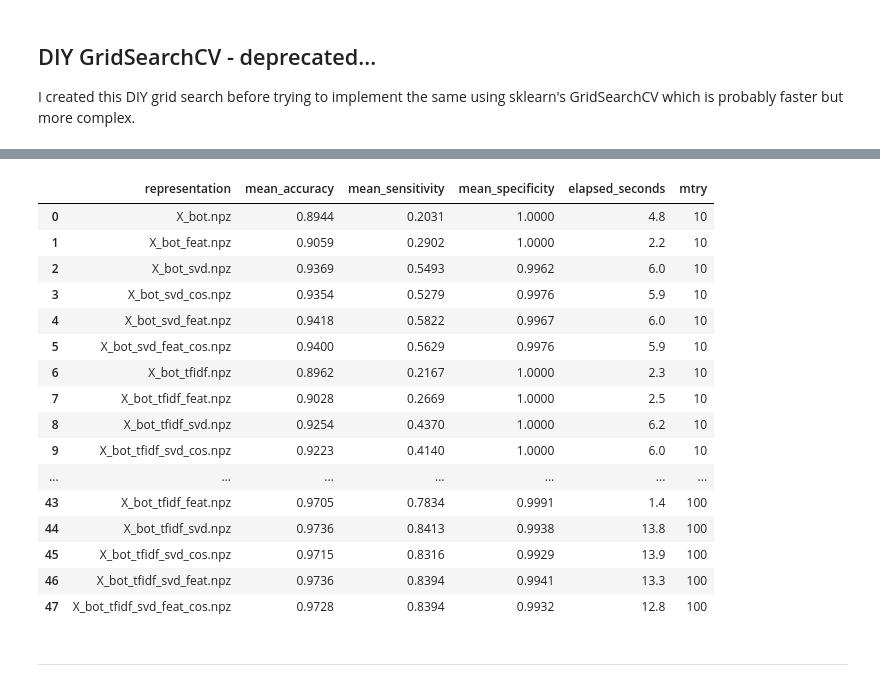
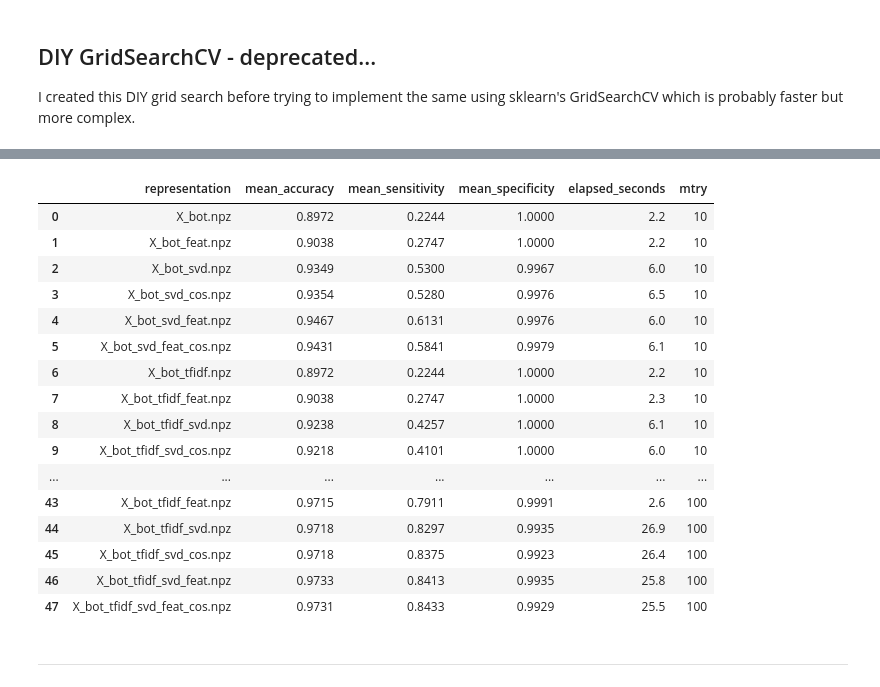
Before and after one commit to BigBangData/NaturalLanguageProcessing, a Jupyter notebook: TextAnalyticsWithR/10_RandomForests_1.ipynb, the cells around one changed output, grey strips where cells are left out. Saved outputs shown, nothing was run; the diff lists cells and outputs as text; code cells hidden in the pictures.

```diff
--- a/TextAnalyticsWithR/10_RandomForests_1.ipynb
+++ b/TextAnalyticsWithR/10_RandomForests_1.ipynb
@@ -329,11 +344,11 @@ Static decisions:
 # %%
-cv_data1 = grid_search(Xs, Xnames, y,
-                       cv_seed=7379,
-                       rf_seed=3551,
-                       n_estimators=100,
-                       max_features=[10,25,50,100], # what the DIY gridsearch varies on
-                       max_samples=500,
-                       max_depth=10,
-                       max_leaf_nodes=50,
-                       cv=5)
+diy_gridsearch = grid_search(Xs, Xnames, y,
+                             cv_seed=7379,
+                             rf_seed=3551,
+                             n_estimators=200,
+                             max_features=[10,25,50,100], # what the DIY gridsearch varies on
+                             max_samples=500,
+                             max_depth=10,
+                             max_leaf_nodes=99,
+                             cv=5)
 # %% [output]
@@ -341,23 +356,23 @@ Elapsed: 5 m 44 s
-# %%
-cv_data1
-# %% [output]
-|  | representation | mean_accuracy | mean_sensitivity | mean_specificity | elapsed_seconds | mtry |
-| 0 | X_bot.npz | 0.8944 | 0.2031 | 1.0000 | 4.8 | 10 |
-| 1 | X_bot_feat.npz | 0.9059 | 0.2902 | 1.0000 | 2.2 | 10 |
-| 2 | X_bot_svd.npz | 0.9369 | 0.5493 | 0.9962 | 6.0 | 10 |
-| 3 | X_bot_svd_cos.npz | 0.9354 | 0.5279 | 0.9976 | 5.9 | 10 |
-| 4 | X_bot_svd_feat.npz | 0.9418 | 0.5822 | 0.9967 | 6.0 | 10 |
-| 5 | X_bot_svd_feat_cos.npz | 0.9400 | 0.5629 | 0.9976 | 5.9 | 10 |
-| 6 | X_bot_tfidf.npz | 0.8962 | 0.2167 | 1.0000 | 2.3 | 10 |
-| 7 | X_bot_tfidf_feat.npz | 0.9028 | 0.2669 | 1.0000 | 2.5 | 10 |
-| 8 | X_bot_tfidf_svd.npz | 0.9254 | 0.4370 | 1.0000 | 6.2 | 10 |
-| 9 | X_bot_tfidf_svd_cos.npz | 0.9223 | 0.4140 | 1.0000 | 6.0 | 10 |
-| ... | ... | ... | ... | ... | ... | ... |
-| 43 | X_bot_tfidf_feat.npz | 0.9705 | 0.7834 | 0.9991 | 1.4 | 100 |
-| 44 | X_bot_tfidf_svd.npz | 0.9736 | 0.8413 | 0.9938 | 13.8 | 100 |
-| 45 | X_bot_tfidf_svd_cos.npz | 0.9715 | 0.8316 | 0.9929 | 13.9 | 100 |
-| 46 | X_bot_tfidf_svd_feat.npz | 0.9736 | 0.8394 | 0.9941 | 13.3 | 100 |
-| 47 | X_bot_tfidf_svd_feat_cos.npz | 0.9728 | 0.8394 | 0.9932 | 12.8 | 100 |
+# %%
+diy_gridsearch
+# %% [output]
+|  | representation | mean_accuracy | mean_sensitivity | mean_specificity | elapsed_seconds | mtry |
+| 0 | X_bot.npz | 0.8972 | 0.2244 | 1.0000 | 2.2 | 10 |
+| 1 | X_bot_feat.npz | 0.9038 | 0.2747 | 1.0000 | 2.2 | 10 |
+| 2 | X_bot_svd.npz | 0.9349 | 0.5300 | 0.9967 | 6.0 | 10 |
+| 3 | X_bot_svd_cos.npz | 0.9354 | 0.5280 | 0.9976 | 6.5 | 10 |
+| 4 | X_bot_svd_feat.npz | 0.9467 | 0.6131 | 0.9976 | 6.0 | 10 |
+| 5 | X_bot_svd_feat_cos.npz | 0.9431 | 0.5841 | 0.9979 | 6.1 | 10 |
+| 6 | X_bot_tfidf.npz | 0.8972 | 0.2244 | 1.0000 | 2.2 | 10 |
+| 7 | X_bot_tfidf_feat.npz | 0.9038 | 0.2747 | 1.0000 | 2.3 | 10 |
+| 8 | X_bot_tfidf_svd.npz | 0.9238 | 0.4257 | 1.0000 | 6.1 | 10 |
+| 9 | X_bot_tfidf_svd_cos.npz | 0.9218 | 0.4101 | 1.0000 | 6.0 | 10 |
+| ... | ... | ... | ... | ... | ... | ... |
+| 43 | X_bot_tfidf_feat.npz | 0.9715 | 0.7911 | 0.9991 | 2.6 | 100 |
+| 44 | X_bot_tfidf_svd.npz | 0.9718 | 0.8297 | 0.9935 | 26.9 | 100 |
+| 45 | X_bot_tfidf_svd_cos.npz | 0.9718 | 0.8375 | 0.9923 | 26.4 | 100 |
+| 46 | X_bot_tfidf_svd_feat.npz | 0.9733 | 0.8413 | 0.9935 | 25.8 | 100 |
+| 47 | X_bot_tfidf_svd_feat_cos.npz | 0.9731 | 0.8433 | 0.9929 | 25.5 | 100 |
 # %%
 dir_path = os.path.join("data","3_modeling")
 try:
```
Also changed, not shown: parts of 23 cells of this notebook, 2 other files.
